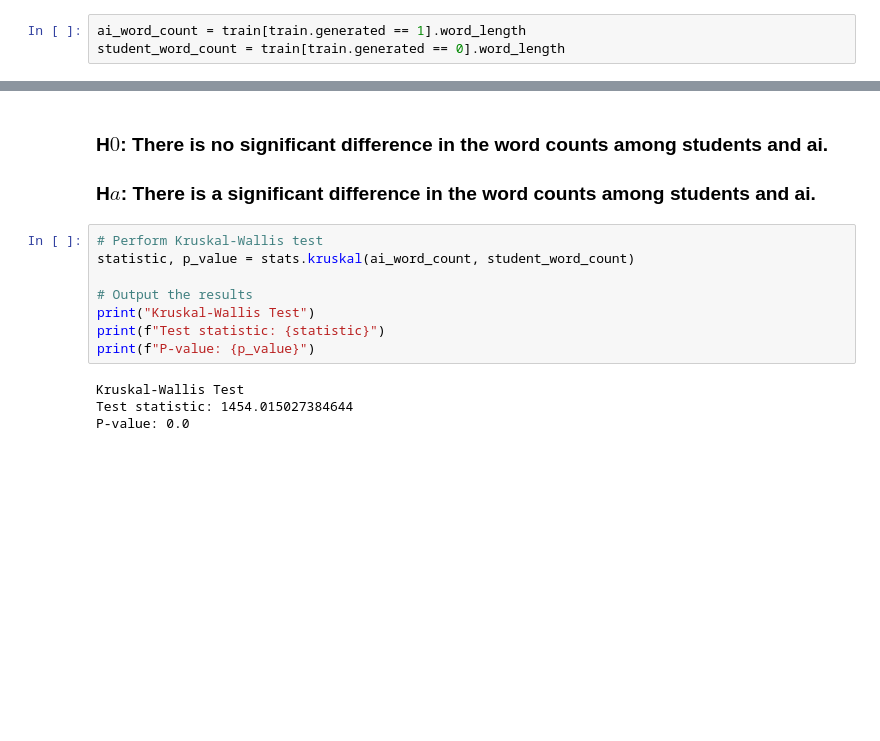
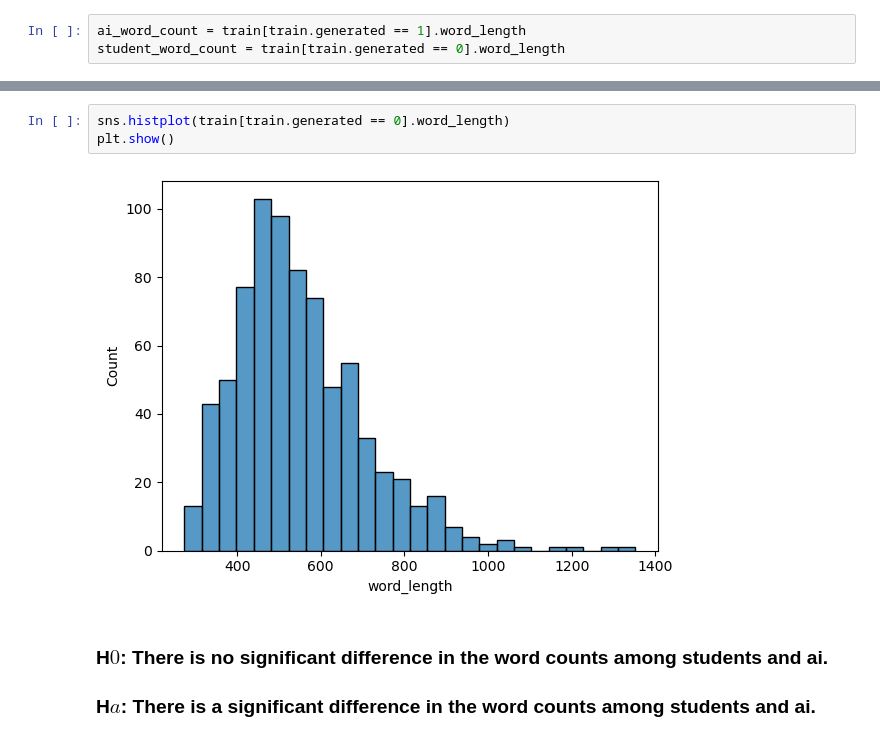
Before and after one commit to Garcia-Burch-NLP/AI-Buster, a Jupyter notebook: Josh/aquire_prep.ipynb, the cells around one changed output, grey strips where cells are left out. Cells and saved outputs as stored; diff of their text form; blank space fills up the shorter version.

```diff
--- a/Josh/aquire_prep.ipynb
+++ b/Josh/aquire_prep.ipynb
@@ -213,15 +223,8 @@ student_word_count = train[train.generated == 0].word_length
+# %%
+sns.histplot(train[train.generated == 0].word_length)
+plt.show()
+# %% [output]
+[figure, added]
 # %% [markdown]
 ### H$0$: There is no significant difference in the word counts among students and ai.
 ### H$a$: There is a significant difference in the word counts among students and ai.
-# %%
-# Perform Kruskal-Wallis test
-statistic, p_value = stats.kruskal(ai_word_count, student_word_count)
-
-# Output the results
-print("Kruskal-Wallis Test")
-print(f"Test statistic: {statistic}")
-print(f"P-value: {p_value}")
-# %% [output]
-Kruskal-Wallis Test
-Test statistic: 1454.015027384644
-P-value: 0.0
```
Also changed, not shown: parts of 2 cells of this notebook.
